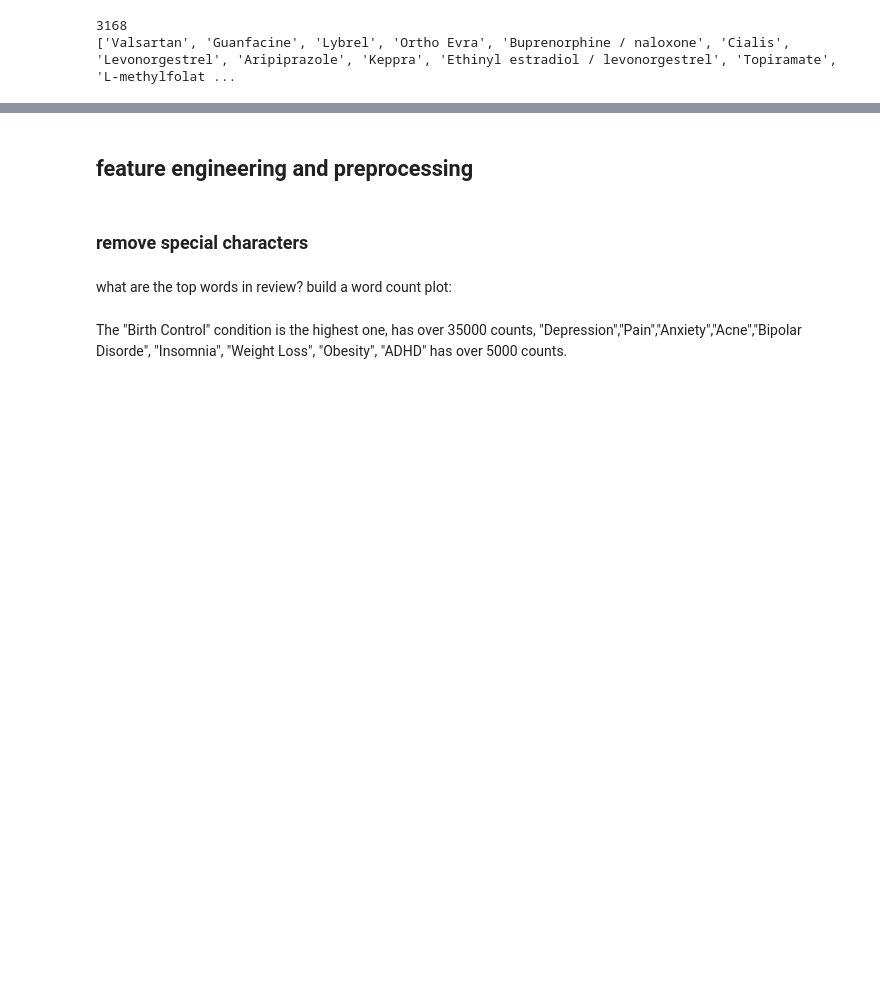
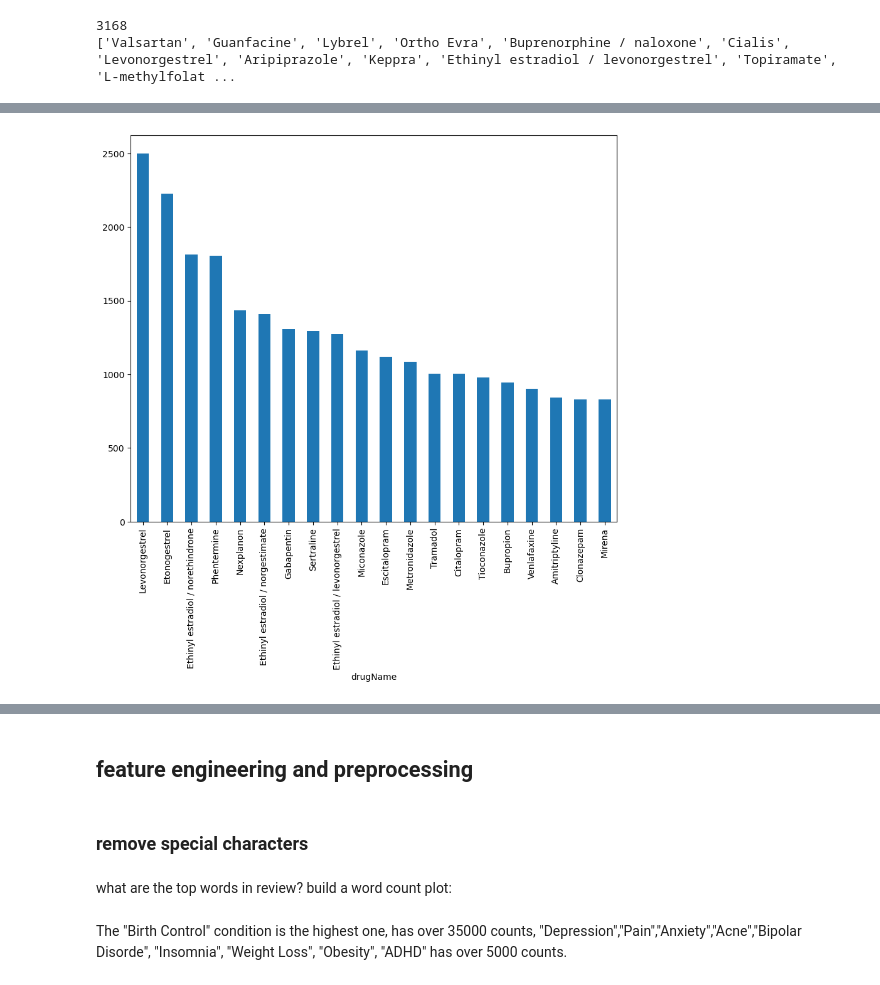
Before and after one commit to Gardenialover/Capstone_Three_Project, a Jupyter notebook: notebooks/data wranging and EDA .ipynb, the cells around one changed output, grey strips where cells are left out. Drawn from its saved outputs; the diff is of its cells as text; code cells hidden in the pictures; blank space fills up the shorter version.

```diff
--- a/notebooks/data wranging and EDA .ipynb
+++ b/notebooks/data wranging and EDA .ipynb
@@ -402,0 +364,8 @@ what is the correlation among numeric features?
+# %%
+plt.figure(figsize = (10,8))
+top_drugName = df['drugName'].value_counts(ascending = False).nlargest(20)
+
+top_drugName.plot(kind ='bar')
+plt.show()
+# %% [output]
+[figure, added]
```
Also changed, not shown: parts of 12 cells of this notebook.
